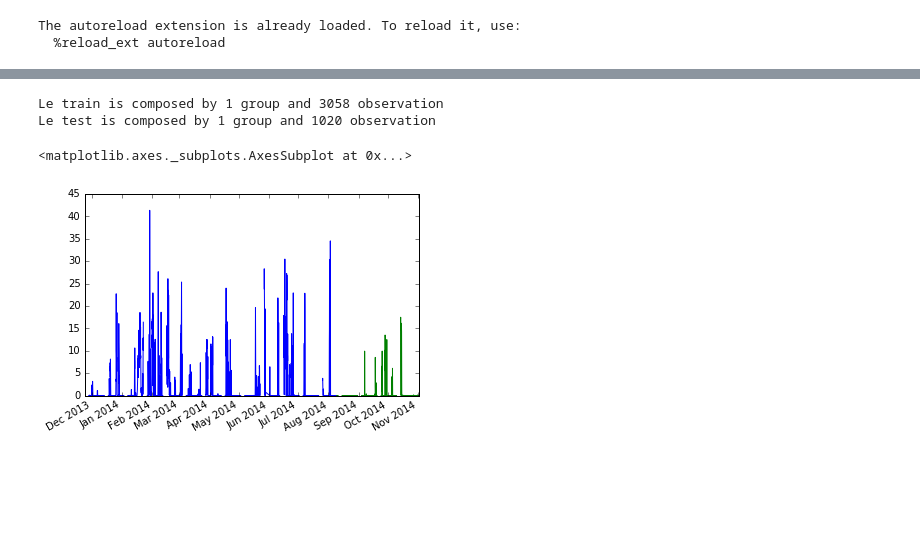
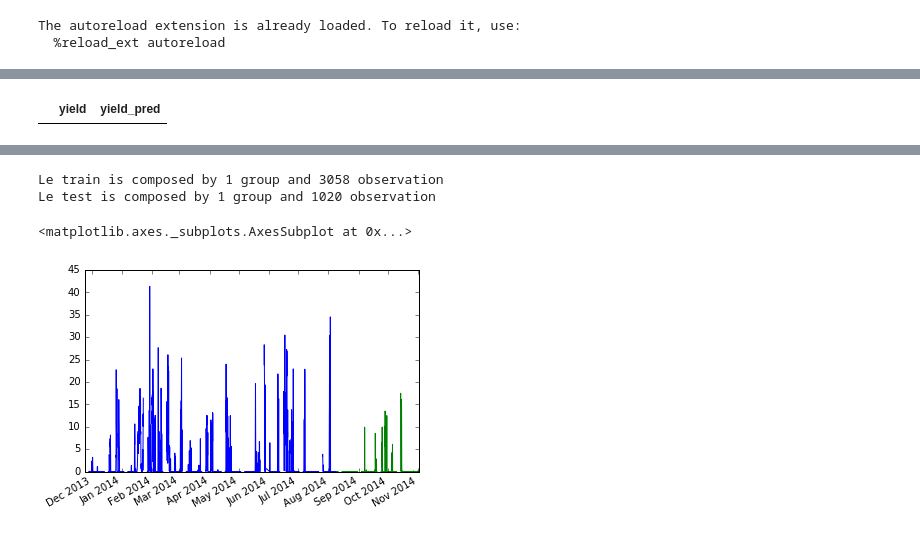
Before and after one commit to cthorey/fognet, a Jupyter notebook: ARIMA_modelling.ipynb, the cells around one changed output, grey strips where cells are left out. Saved outputs shown, nothing was run; the diff lists cells and outputs as text; code cells hidden in the pictures; blank space fills up the shorter version.

```diff
--- a/ARIMA_modelling.ipynb
+++ b/ARIMA_modelling.ipynb
@@ -82,0 +201,4 @@ df = model.df
+# %%
+dft
+# %% [output]
+|  | yield | yield_pred |
```
Also changed, not shown: parts of 27 cells of this notebook, 13 other files.
